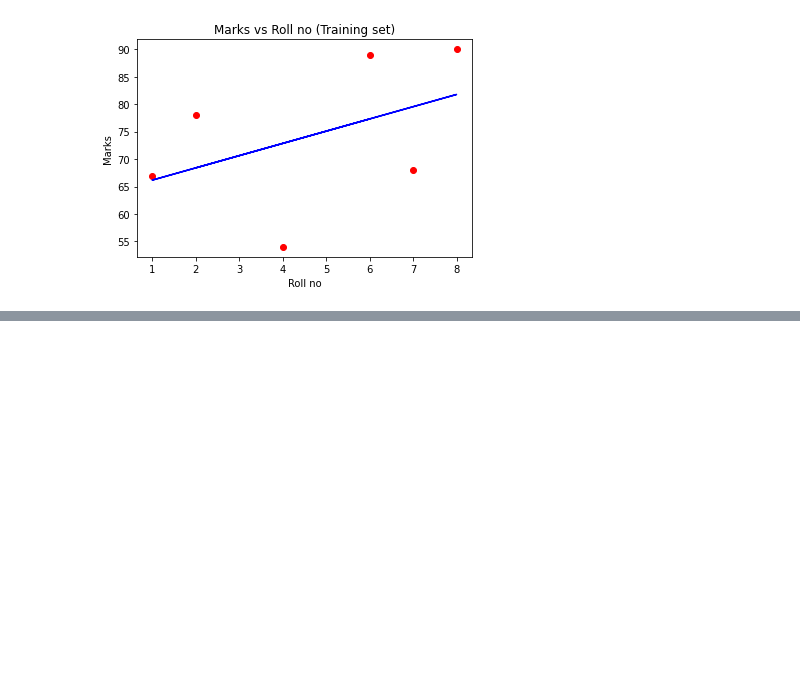
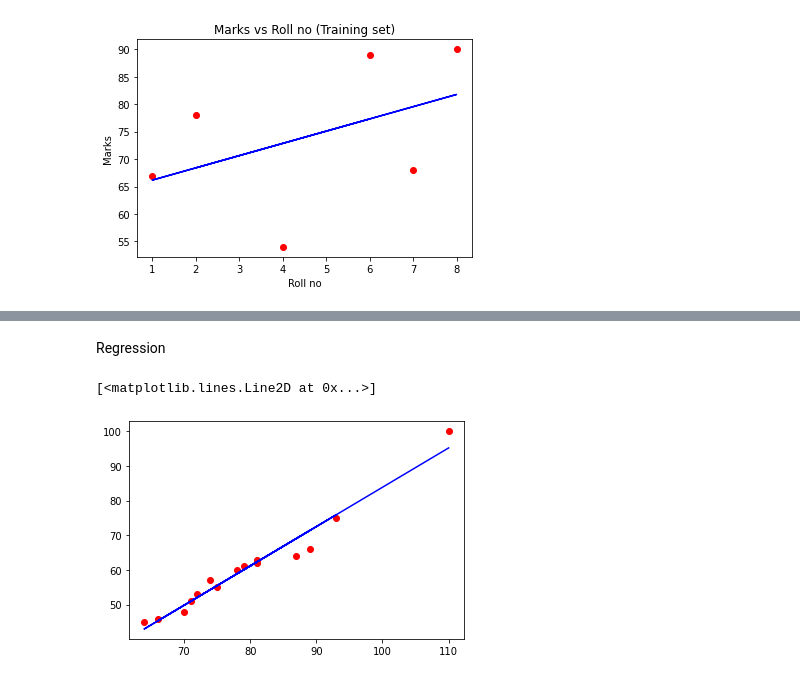
Before and after one commit to whythoSanskar/mlprojects, a Jupyter notebook: Internship.ipynb, the cells around one changed output, grey strips where cells are left out. Cells and saved outputs as stored; diff of their text form; code cells hidden in the pictures; blank space fills up the shorter version.

```diff
--- a/Internship.ipynb
+++ b/Internship.ipynb
@@ -234,0 +267,21 @@ plt.show() # specifies end of graph
+# %% [markdown]
+Regression
+# %%
+import pandas as pd
+import matplotlib.pyplot as plt
+
+import numpy as np
+from sklearn.linear_model import LinearRegression
+df2 = pd.read_csv(r"/content/Linear Regression Height and Weight.csv")
+df2
+
+x3 = np.array(df2['Waist_cm']).reshape(-1,1)
+y3=np.array(df2['Weiht_kg'])
+regressor = LinearRegression()
+regressor.fit(x3, y3)
+y_pred1 = regressor.predict(x3)
+plt.scatter(x3,y3, color="red")
+plt.plot(x3, regressor.predict(x3), color="blue")
+# %% [output]
+[<matplotlib.lines.Line2D at 0x...>]
+[figure, added]
```
Also changed, not shown: parts of 7 cells of this notebook.
